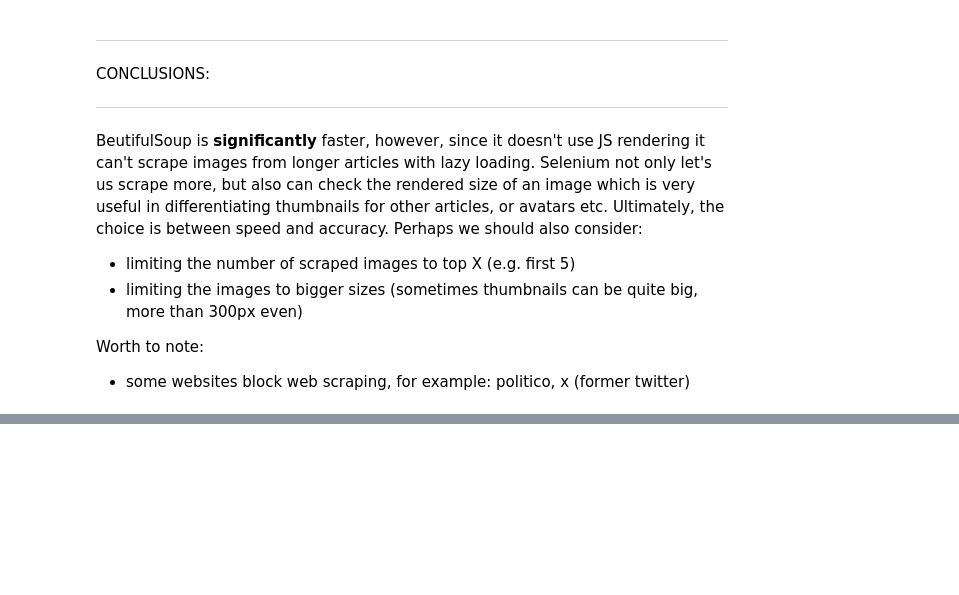
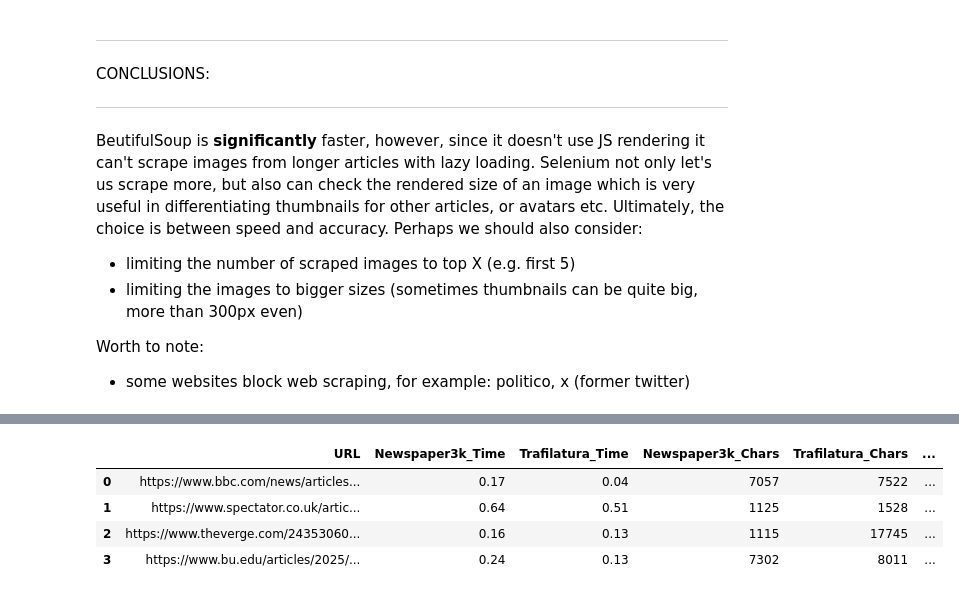
Before and after one commit to szezlong/Articles_Evaluation, a Jupyter notebook: AI_Detection_Expansion.ipynb, the cells around one changed output, grey strips where cells are left out. Drawn from its saved outputs; the diff is of its cells as text; code cells hidden in the pictures; blank space fills up the shorter version.

```diff
--- a/AI_Detection_Expansion.ipynb
+++ b/AI_Detection_Expansion.ipynb
@@ -587,0 +683,29 @@ Worth to note:
+# %%
+def compare_np_tr_better(urls):
+  results = []
+
+  for url in urls:
+    np_text, np_time = scrape_text_newspaper3k(url)
+    tr_text, tr_time = scrape_text_trafilatura(url)
+
+    matcher = SequenceMatcher(None, np_text, tr_text)
+    only_in_np = []
+    only_in_tr = []
+
+    for tag, i1, i2, j1, j2 in matcher.get_opcodes():
+        if tag == 'delete':
+            only_in_np.append(np_text[i1:i2])
+        elif tag == 'insert':
+            only_in_tr.append(tr_text[j1:j2])
+
+    results.append({
+            'URL': url,
+            'Newspaper3k_Time': round(np_time, 2),
+            'Trafilatura_Time': round(tr_time, 2),
+            'Newspaper3k_Chars': len(np_text),
+            'Trafilatura_Chars': len(tr_text),
+            'Only_in_Newspaper3k': ' '.join(only_in_np).strip(),
+            'Only_in_Trafilatura': ' '.join(only_in_tr).strip()
+        })
+
+  return pd.DataFrame(results)
@@ -587,0 +723,11 @@ Worth to note:
+# %%
+pd.set_option('display.max_colwidth', None)
+
+test_1 = compare_np_tr_better(test_urls_1)
+test_1
+# %% [output]
+|  | URL | Newspaper3k_Time | Trafilatura_Time | Newspaper3k_Chars | Trafilatura_Chars | ... |
+| 0 | https://www.bbc.com/news/articles... | 0.17 | 0.04 | 7057 | 7522 | ... |
+| 1 | https://www.spectator.co.uk/artic... | 0.64 | 0.51 | 1125 | 1528 | ... |
+| 2 | https://www.theverge.com/24353060... | 0.16 | 0.13 | 1115 | 17745 | ... |
+| 3 | https://www.bu.edu/articles/2025/... | 0.24 | 0.13 | 7302 | 8011 | ... |
```
Also changed, not shown: parts of 18 cells of this notebook.
